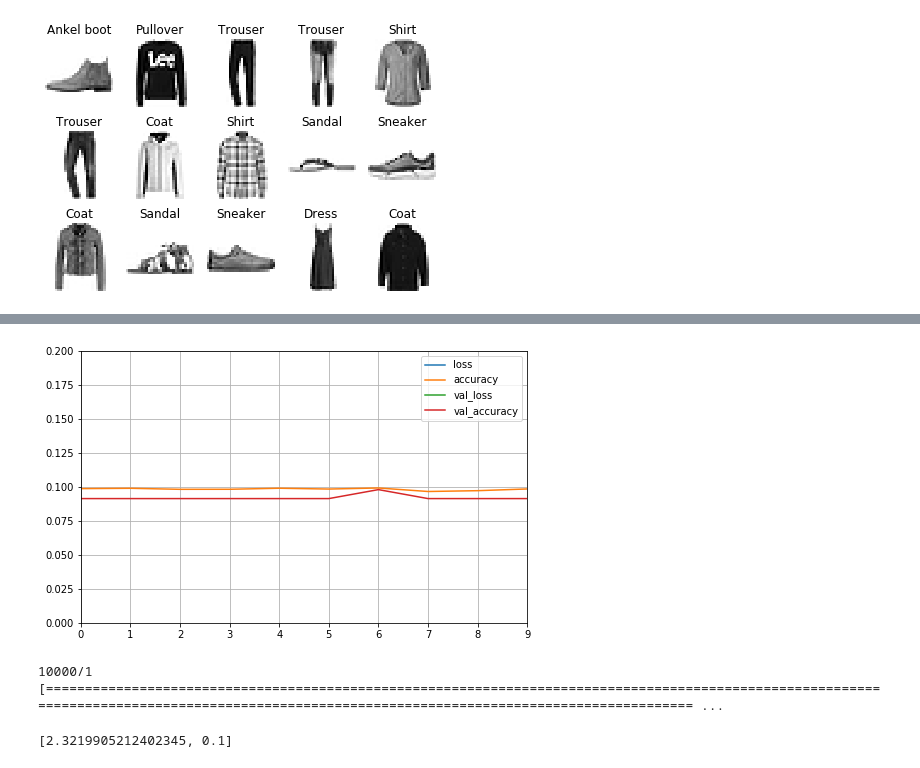
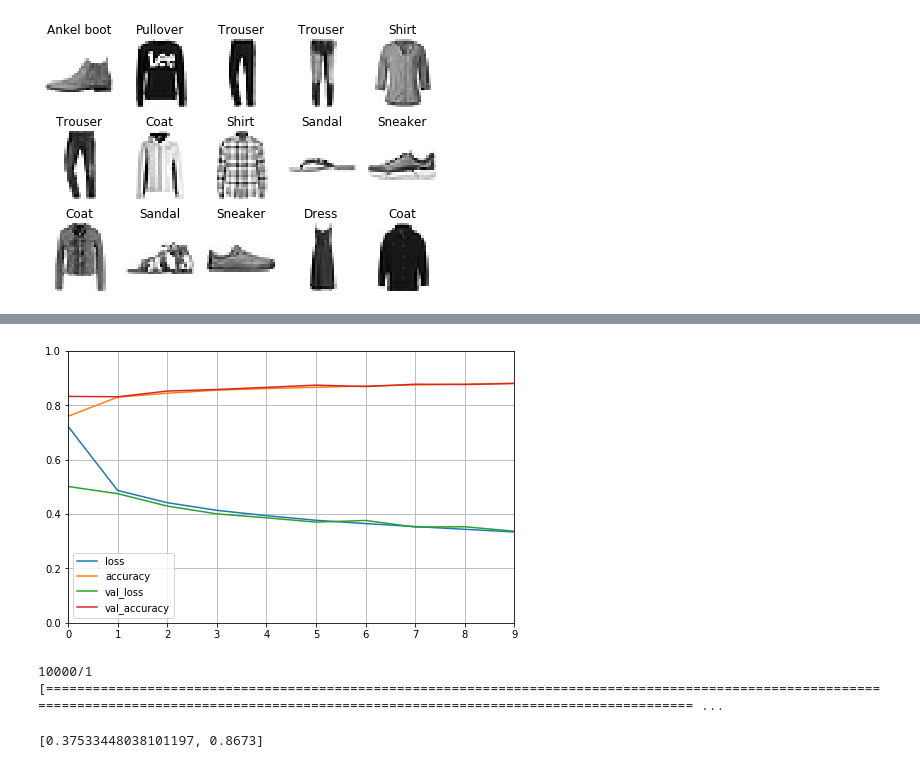
Before and after one commit to KDD2018/Machine-Learning, a Jupyter notebook: Deeplearning/TensorFlow/tf2/tf_keras_classfication_model.ipynb, the cells around one changed output, grey strips where cells are left out. Saved outputs shown, nothing was run; the diff lists cells and outputs as text; code cells hidden in the pictures.

```diff
--- a/Deeplearning/TensorFlow/tf2/tf_keras_classfication_model.ipynb
+++ b/Deeplearning/TensorFlow/tf2/tf_keras_classfication_model.ipynb
@@ -86,6 +67,14 @@ class_names = ['T-shirt/top', 'Trouser', 'Pullover', 'Dress', 'Coat',
 show_imgs(3, 5, x_test, y_test, class_names)
 # %% [output]
 [figure]
+# %%
+def normalize(images, labels):
+    images = tf.cast(images, tf.float32)
+    images /= 255
+    return images, labels
+x_train_scaled, y_train = normalize(x_train, y_train)
+x_valid_scaled, y_valid = normalize(x_valid, y_valid)
+x_test_scaled, y_test = normalize(x_test, y_test)
 # %%
 model = keras.Sequential([
     keras.layers.Flatten(input_shape=[28, 28]),
@@ -124,7 +106,7 @@ Trainable params: 266,610
 Non-trainable params: 0
 _________________________________________________________________
 # %%
-history = model.fit(x_train, y_train, epochs=10, validation_data=(x_valid, y_valid))
+history = model.fit(x_train_scaled, y_train, epochs=10, validation_data=(x_valid_scaled, y_valid))
 # %% [output]
 Train on 55000 samples, validate on 5000 samples
 Epoch 1/10
@@ -146,15 +128,15 @@ Epoch 10/10
 # %%
 def plot_learning_curves(history):
     pd.DataFrame(history.history).plot(figsize=(8, 5))
     plt.grid(True)
-    plt.gca().set_ylim(0,0.2)
+    plt.gca().set_ylim(0,1)
     plt.show()
 
 plot_learning_curves(history)
 # %% [output]
-[figure, old version]
+[figure, new version]
 # %%
-model.evaluate(x_test, y_test)
+model.evaluate(x_test_scaled, y_test)
 # %% [output]
 10000/1 [=============================================================================================================================================================================================== ...
-[2.3219905212402345, 0.1]
+[0.37533448038101197, 0.8673]
```
Also changed, not shown: parts of 3 cells of this notebook, 1 other file.
